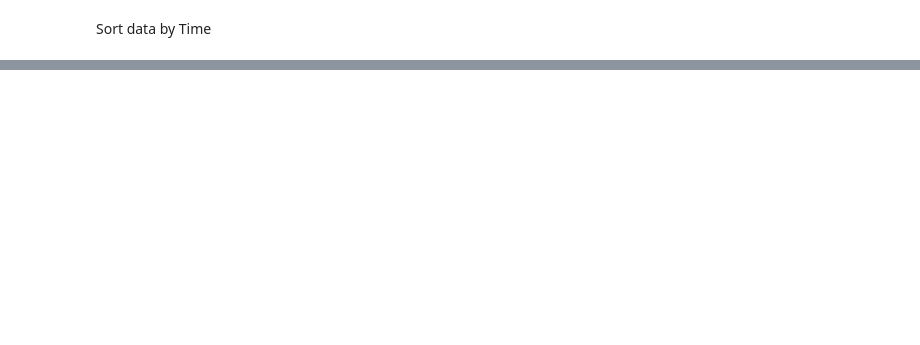
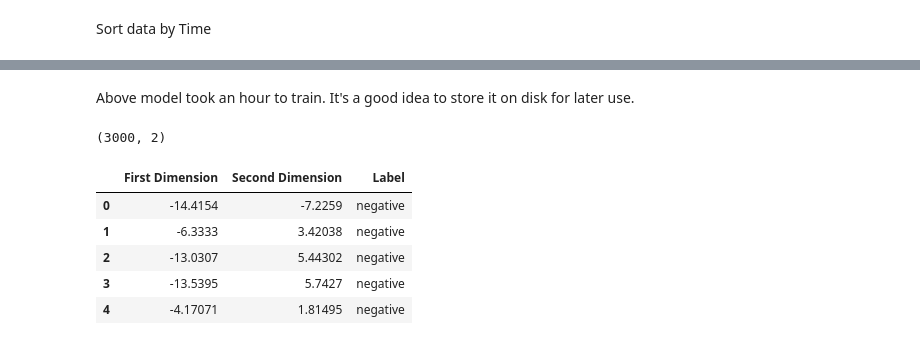
Before and after one commit to tanmay-kulkarni/dimensionality_reduction, a Jupyter notebook: t-SNE on Amazon reviews.ipynb, the cells around one changed output, grey strips where cells are left out. Cells and saved outputs as stored; diff of their text form; code cells hidden in the pictures; blank space fills up the shorter version.

```diff
--- a/t-SNE on Amazon reviews.ipynb
+++ b/t-SNE on Amazon reviews.ipynb
@@ -165,0 +325,2 @@ df
+# %% [markdown]
+Above model took an hour to train. It's a good idea to store it on disk for later use.
@@ -165,0 +332,4 @@ df
+# %%
+review_vector_3k_tsne.shape
+# %% [output]
+(3000, 2)
@@ -165,0 +339,9 @@ df
+# %%
+df_bow_tsne_3k.head()
+# %% [output]
+|  | First Dimension | Second Dimension | Label |
+| 0 | -14.4154 | -7.2259 | negative |
+| 1 | -6.3333 | 3.42038 | negative |
+| 2 | -13.0307 | 5.44302 | negative |
+| 3 | -13.5395 | 5.7427 | negative |
+| 4 | -4.17071 | 1.81495 | negative |
```
Also changed, not shown: parts of 38 cells of this notebook.
